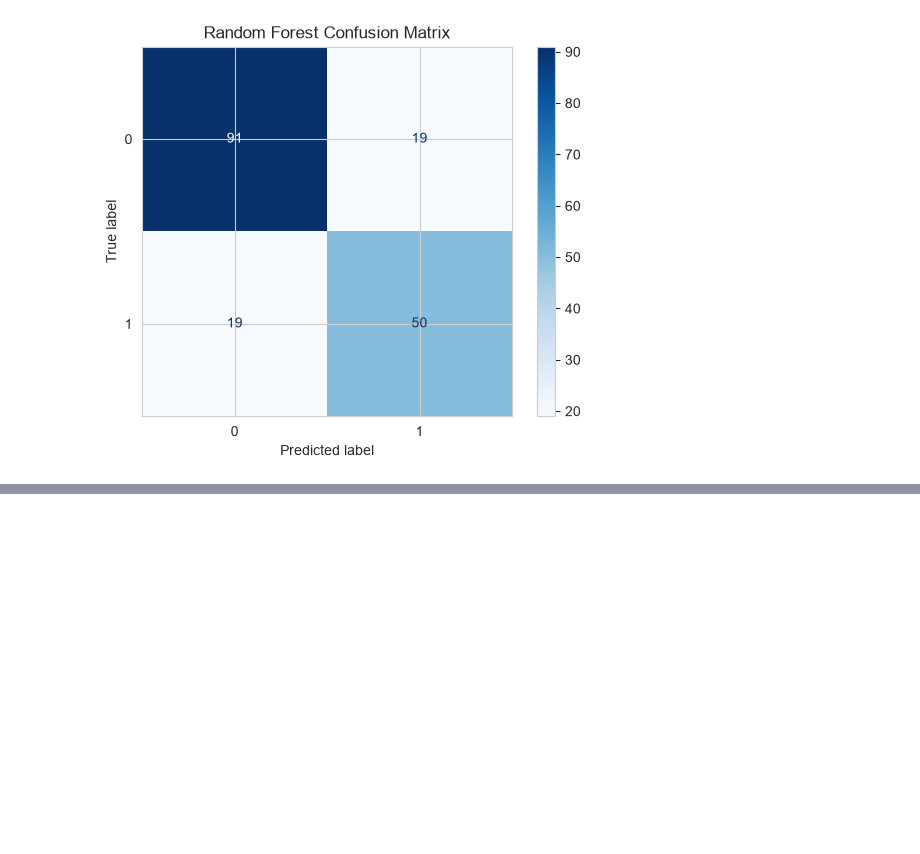
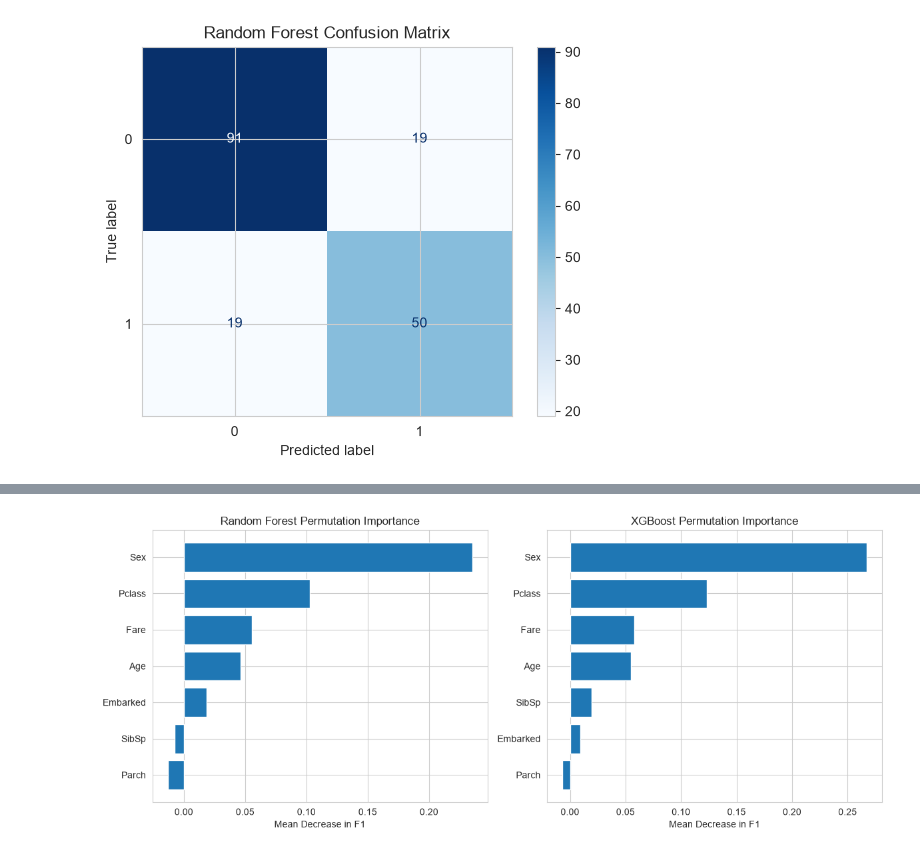
Before and after one commit to ZahinAwosaf/tabular-ensemble-ablation-titanic, a Jupyter notebook: ensemble_titanic.ipynb, the cells around one changed output, grey strips where cells are left out. Saved outputs shown, nothing was run; the diff lists cells and outputs as text; code cells hidden in the pictures; blank space fills up the shorter version.

```diff
--- a/ensemble_titanic.ipynb
+++ b/ensemble_titanic.ipynb
@@ -364,0 +511,11 @@ plt.show()
+# %%
+rf_perm = permutation_importance(best_rf, X_test, y_test, scoring = "f1", n_repeats = 20,
+                                 random_state = 42, n_jobs = -1)
+
+rf_perm_df = pd.DataFrame({
+    "Feature": X_test.columns,
+    "Importance": rf_perm.importances_mean
+})
+
+rf_perm_df = rf_perm_df.sort_values(by = "Importance", ascending = False)
+rf_perm_df.head(10)
@@ -364,0 +533,3 @@ plt.show()
+# %%
+xgb_perm = permutation_importance(best_xgb, X_test, y_test, scoring = "f1", n_repeats = 20,
+                                  random_state = 42, n_jobs = -1)
@@ -364,0 +538,8 @@ plt.show()
+# %%
+xgb_perm_df = pd.DataFrame({
+    "Feature": X_test.columns,
+    "Importance": xgb_perm.importances_mean
+})
+
+xgb_perm_df = xgb_perm_df.sort_values(by = "Importance", ascending = False)
+xgb_perm_df.head(10)
@@ -364,0 +555,17 @@ plt.show()
+# %%
+fig, axes = plt.subplots(1, 2, figsize = (12, 5))
+
+axes[0].barh(rf_perm_df["Feature"][:10], rf_perm_df["Importance"][:10])
+axes[0].invert_yaxis()
+axes[0].set_title("Random Forest Permutation Importance")
+axes[0].set_xlabel("Mean Decrease in F1")
+
+axes[1].barh(xgb_perm_df["Feature"][:10], xgb_perm_df["Importance"][:10])
+axes[1].invert_yaxis()
+axes[1].set_title("XGBoost Permutation Importance")
+axes[1].set_xlabel("Mean Decrease in F1")
+
+plt.tight_layout()
+plt.show()
+# %% [output]
+[figure, added]
```
Also changed, not shown: parts of 22 cells of this notebook.
